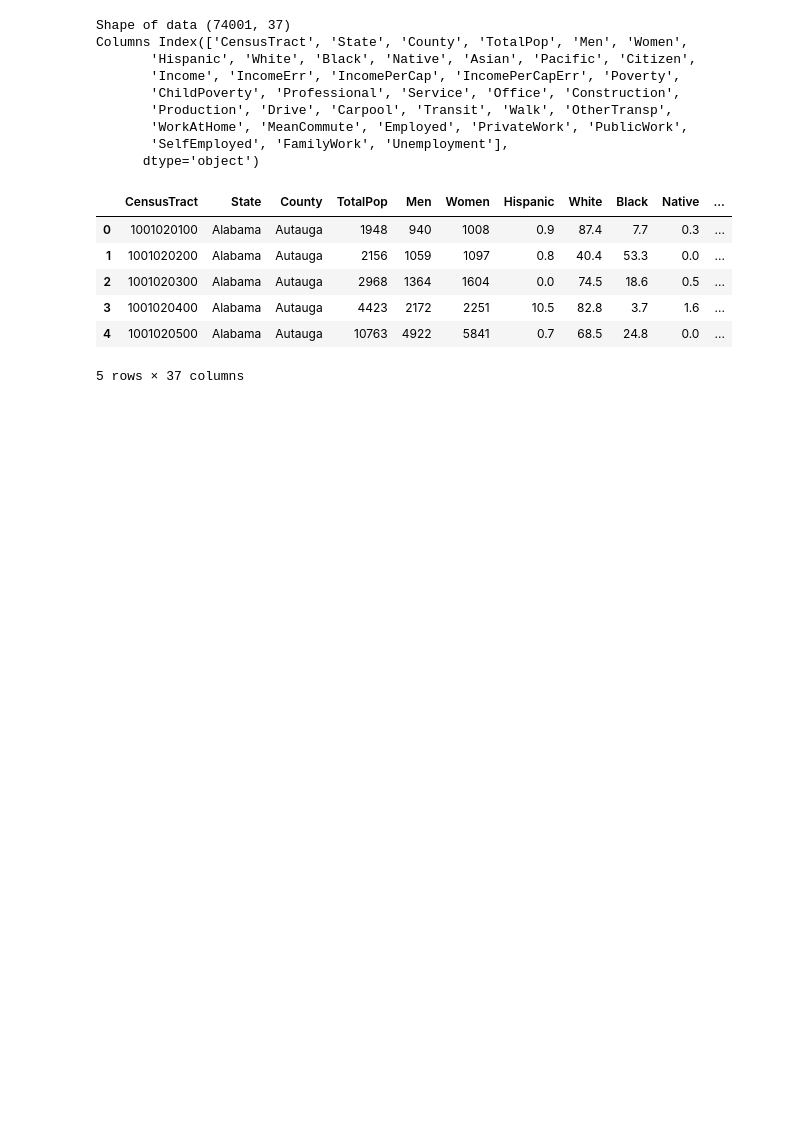
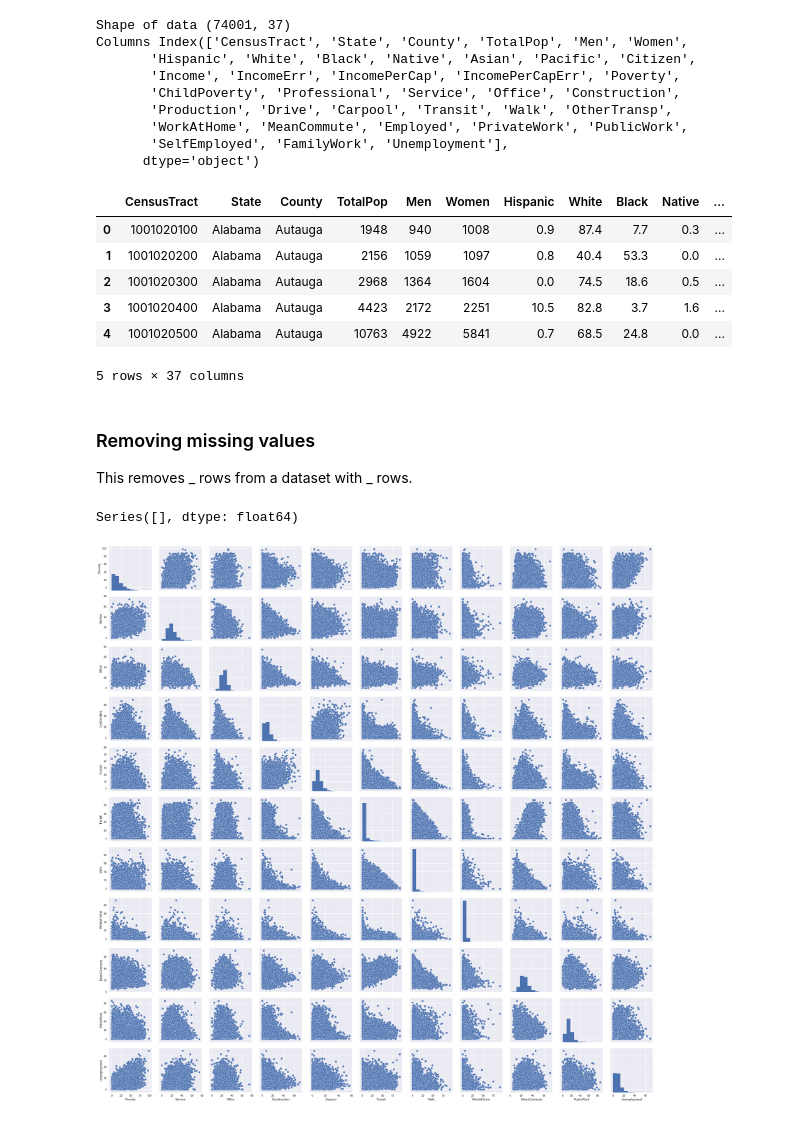
Before and after one commit to pstetz/Kaggle, a Jupyter notebook: in_progress/census/numeric_focus.ipynb, the cells around one changed output. Cells and saved outputs as stored; diff of their text form; code cells hidden in the pictures; blank space fills up the shorter version.

```diff
--- a/in_progress/census/numeric_focus.ipynb
+++ b/in_progress/census/numeric_focus.ipynb
@@ -33,3 +33,25 @@ Columns Index(['CensusTract', 'State', 'County', 'TotalPop', 'Men', 'Women',
 | 3 | 1001020400 | Alabama | Autauga | 4423 | 2172 | 2251 | 10.5 | 82.8 | 3.7 | 1.6 | ... |
 | 4 | 1001020500 | Alabama | Autauga | 10763 | 4922 | 5841 | 0.7 | 68.5 | 24.8 | 0.0 | ... |
 5 rows × 37 columns
+# %% [markdown]
+### Removing missing values
+
+This removes _ rows from a dataset with _ rows.
+# %%
+census = census.dropna()
+
+missing_cols = [col for col in census.columns if any(census[col].isnull())]
+census[missing_cols].isnull().sum()
+# %% [output]
+Series([], dtype: float64)
+# %%
+numeric_cols = [
+                'Poverty', 'Service',
+                'Office', 'Construction', 'Carpool',
+                'Transit', 'Walk', 'WorkAtHome',
+                'MeanCommute', 'PublicWork', 'Unemployment'
+               ]
+
+_ = sns.pairplot(census[numeric_cols])
+# %% [output]
+[figure, added]
```
Also changed, not shown: 1 other file.
